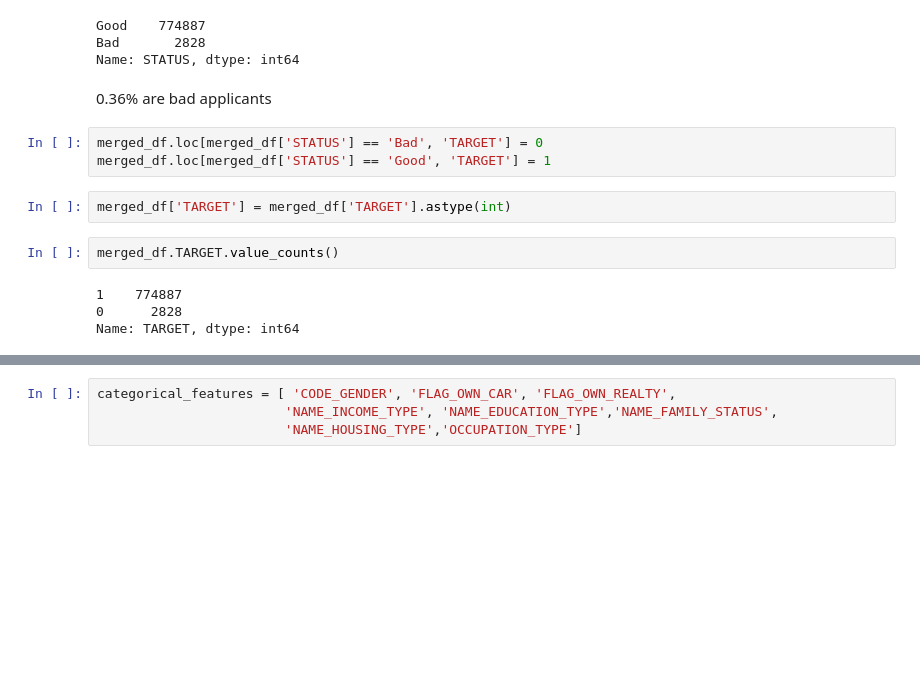
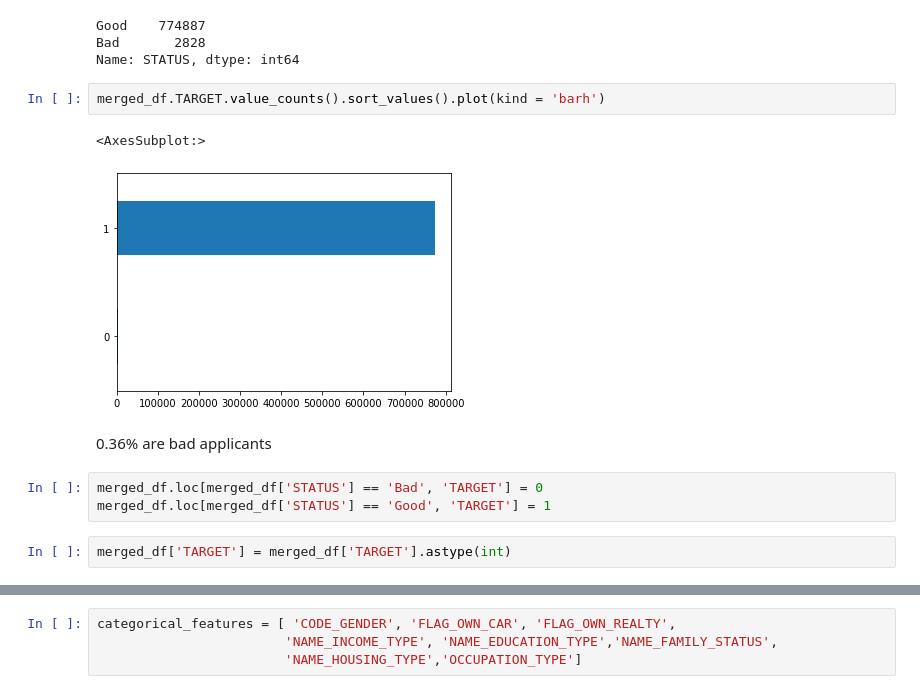
Before and after one commit to ahmedrao/andela_ds_challenge, a Jupyter notebook: Model_Training_V2.ipynb, the cells around one changed output, grey strips where cells are left out. Cells and saved outputs as stored; diff of their text form; blank space fills up the shorter version.

```diff
--- a/Model_Training_V2.ipynb
+++ b/Model_Training_V2.ipynb
@@ -186,16 +193,15 @@ merged_df.STATUS.value_counts()
 Good    774887
 Bad       2828
 Name: STATUS, dtype: int64
-# %% [markdown]
-0.36% are bad applicants
+# %%
+merged_df.TARGET.value_counts().sort_values().plot(kind = 'barh')
+# %% [output]
+<AxesSubplot:>
+[figure, added]
+# %% [markdown]
+0.36% are bad applicants
 # %%
 merged_df.loc[merged_df['STATUS'] == 'Bad', 'TARGET'] = 0
 merged_df.loc[merged_df['STATUS'] == 'Good', 'TARGET'] = 1
-# %%
-merged_df['TARGET'] = merged_df['TARGET'].astype(int)
-# %%
-merged_df.TARGET.value_counts()
-# %% [output]
-1    774887
-0      2828
-Name: TARGET, dtype: int64
+# %%
+merged_df['TARGET'] = merged_df['TARGET'].astype(int)
```
Also changed, not shown: parts of 27 cells of this notebook, 1 other file.
